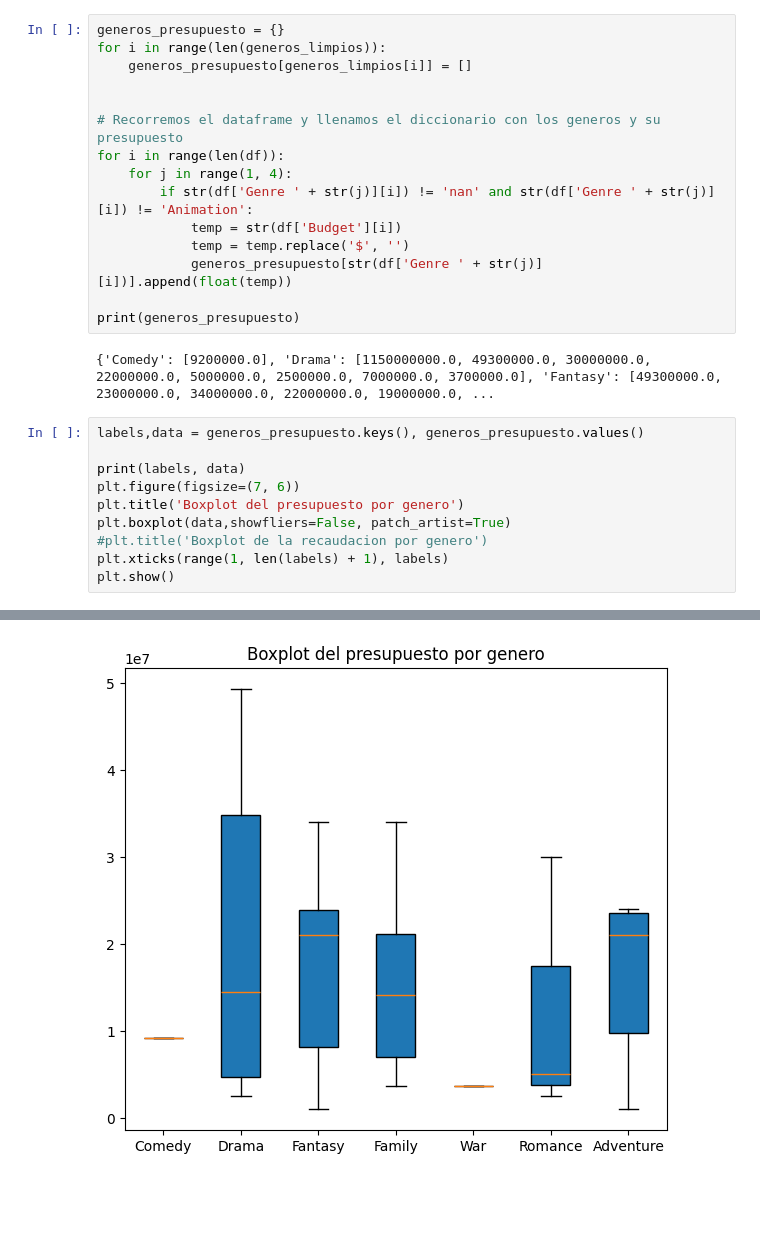
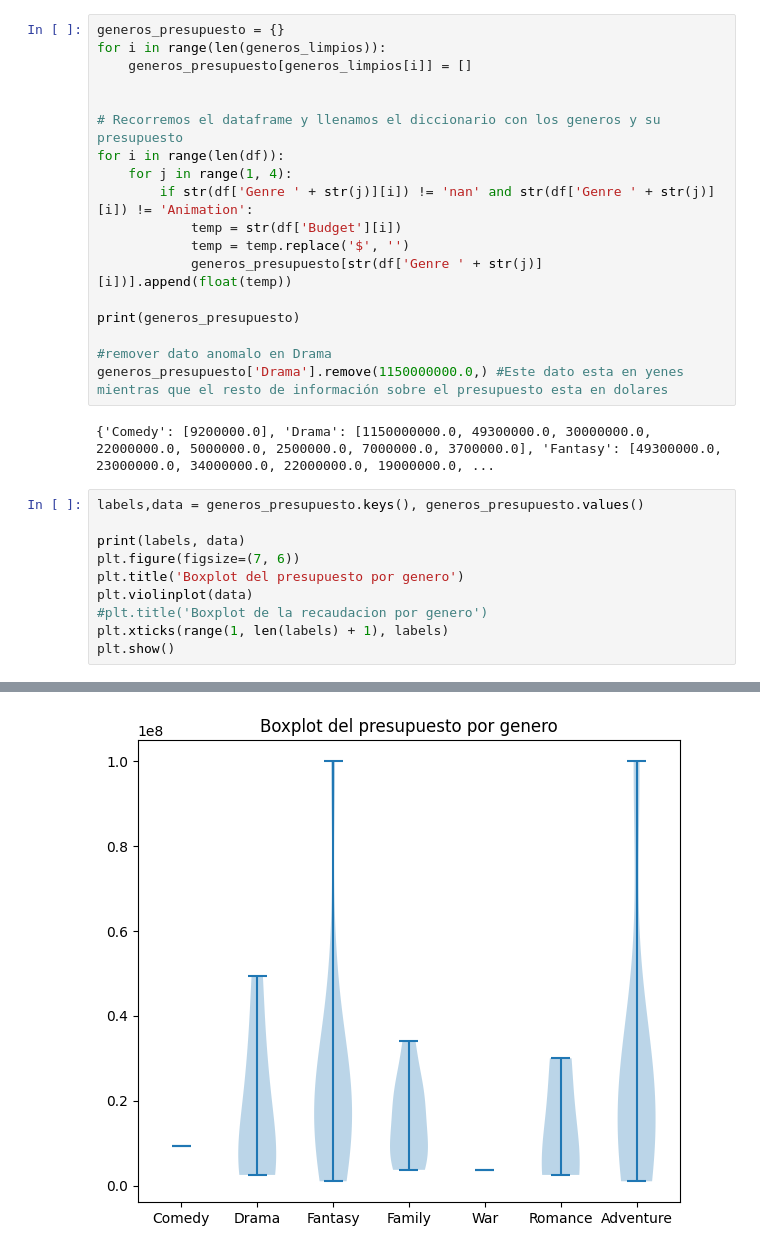
Before and after one commit to Inkhemi/Tarea_1_Grupo_11_CC, a Jupyter notebook: Código/Bruno_Rojas/tarea1.ipynb, the cells around one changed output, grey strips where cells are left out. Drawn from its saved outputs; the diff is of its cells as text; blank space fills up the shorter version.

Commit message:
violin

```diff
--- a/Código/Bruno_Rojas/tarea1.ipynb
+++ b/Código/Bruno_Rojas/tarea1.ipynb
@@ -95,6 +95,9 @@ for i in range(len(df)):
             generos_presupuesto[str(df['Genre ' + str(j)][i])].append(float(temp))
 
 print(generos_presupuesto)
+
+#remover dato anomalo en Drama
+generos_presupuesto['Drama'].remove(1150000000.0,) #Este dato esta en yenes mientras que el resto de información sobre el presupuesto esta en dolares
 # %% [output]
 {'Comedy': [9200000.0], 'Drama': [1150000000.0, 49300000.0, 30000000.0, 22000000.0, 5000000.0, 2500000.0, 7000000.0, 3700000.0], 'Fantasy': [49300000.0, 23000000.0, 34000000.0, 22000000.0, 19000000.0, ...
 # %%
@@ -103,7 +106,7 @@ labels,data = generos_presupuesto.keys(), generos_presupuesto.values()
 print(labels, data)
 plt.figure(figsize=(7, 6))
 plt.title('Boxplot del presupuesto por genero')
-plt.boxplot(data,showfliers=False, patch_artist=True)
+plt.violinplot(data)
 #plt.title('Boxplot de la recaudacion por genero')
 plt.xticks(range(1, len(labels) + 1), labels)
 plt.show()
@@ -112 +115 @@ dict_keys(['Comedy', 'Drama', 'Fantasy', 'Family', 'War', 'Romance', 'Adventure'
-[figure, old version]
+[figure, new version]
```
Also changed, not shown: parts of 2 cells of this notebook.
